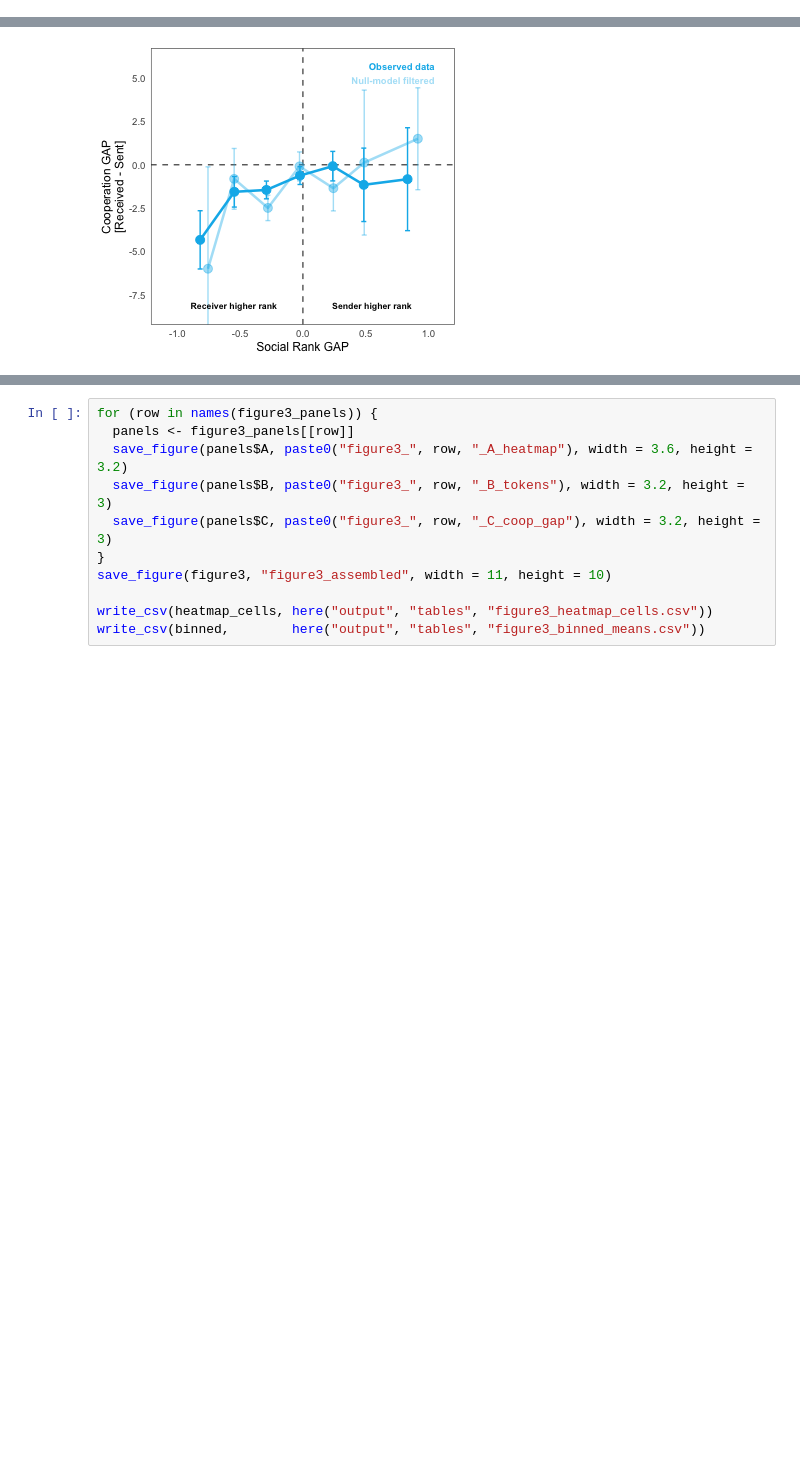
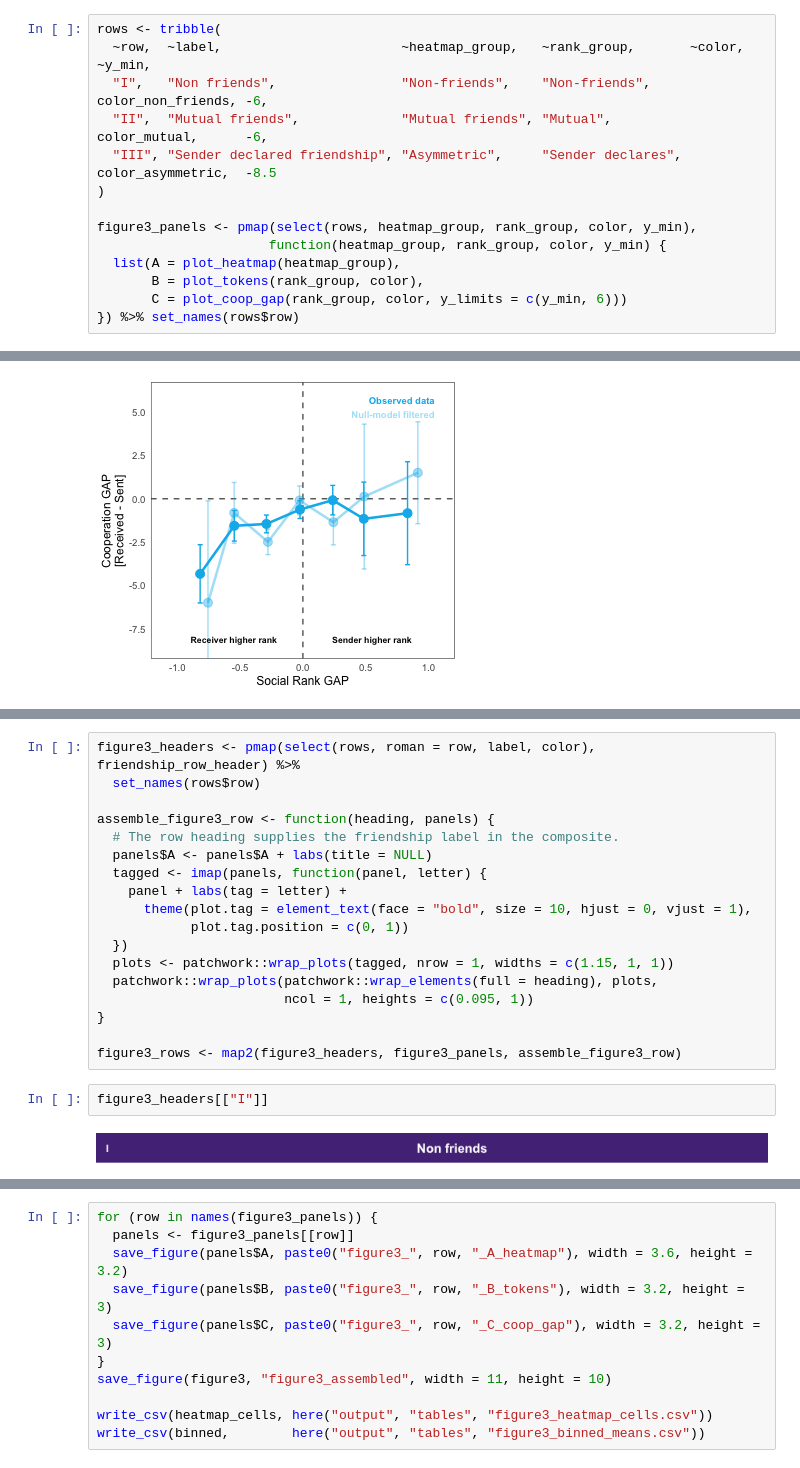
Before and after one commit to melanieoyarzun/patio-en-red, a Jupyter notebook: notebooks/main/02_main_results.ipynb, the cells around one changed output, grey strips where cells are left out. Cells and saved outputs as stored; diff of their text form; blank space fills up the shorter version.

Commit message:
Show Figure 3 and S25 assembly steps and document restricted fields

```diff
--- a/notebooks/main/02_main_results.ipynb
+++ b/notebooks/main/02_main_results.ipynb
@@ -1018,3 +1003,17 @@ figure3 <- patchwork::wrap_plots(flatten(figure3_panels), ncol = 3)
+# %%
+rows <- tribble(
+  ~row,  ~label,                       ~heatmap_group,   ~rank_group,       ~color,            ~y_min,
+  "I",   "Non friends",                "Non-friends",    "Non-friends",     color_non_friends, -6,
+  "II",  "Mutual friends",             "Mutual friends", "Mutual",          color_mutual,      -6,
+  "III", "Sender declared friendship", "Asymmetric",     "Sender declares", color_asymmetric,  -8.5
+)
+
+figure3_panels <- pmap(select(rows, heatmap_group, rank_group, color, y_min),
+                      function(heatmap_group, rank_group, color, y_min) {
+  list(A = plot_heatmap(heatmap_group),
+       B = plot_tokens(rank_group, color),
+       C = plot_coop_gap(rank_group, color, y_limits = c(y_min, 6)))
+}) %>% set_names(rows$row)
 # %% [markdown]
 ### Row I. Non-friends
 
@@ -1083,0 +1083,22 @@ figure3
+# %%
+figure3_headers <- pmap(select(rows, roman = row, label, color), friendship_row_header) %>%
+  set_names(rows$row)
+
+assemble_figure3_row <- function(heading, panels) {
+  # The row heading supplies the friendship label in the composite.
+  panels$A <- panels$A + labs(title = NULL)
+  tagged <- imap(panels, function(panel, letter) {
+    panel + labs(tag = letter) +
+      theme(plot.tag = element_text(face = "bold", size = 10, hjust = 0, vjust = 1),
+            plot.tag.position = c(0, 1))
+  })
+  plots <- patchwork::wrap_plots(tagged, nrow = 1, widths = c(1.15, 1, 1))
+  patchwork::wrap_plots(patchwork::wrap_elements(full = heading), plots,
+                        ncol = 1, heights = c(0.095, 1))
+}
+
+figure3_rows <- map2(figure3_headers, figure3_panels, assemble_figure3_row)
+# %%
+figure3_headers[["I"]]
+# %% [output]
+[figure, added]
```
Also changed, not shown: parts of 7 cells of this notebook, 9 other files.
